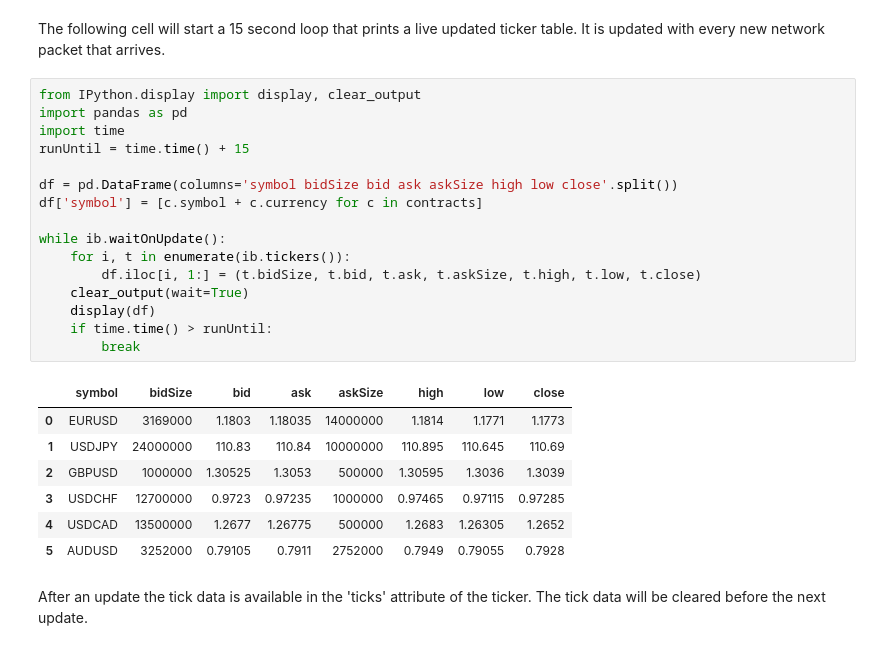
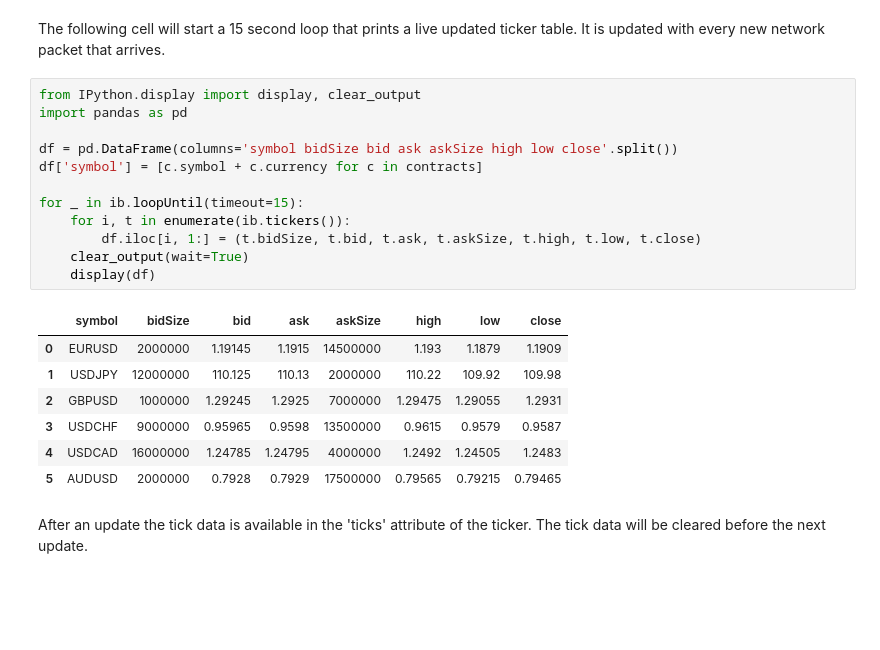
Before and after one commit to erdewit/ib_insync, a Jupyter notebook: notebooks/tick_data.ipynb, the cells around one changed output. Saved outputs shown, nothing was run; the diff lists cells and outputs as text; blank space fills up the shorter version.

```diff
--- a/notebooks/tick_data.ipynb
+++ b/notebooks/tick_data.ipynb
@@ -43,27 +43,23 @@ It is updated with every new network packet that arrives.
 # %%
 from IPython.display import display, clear_output
 import pandas as pd
-import time
-runUntil = time.time() + 15
 
 df = pd.DataFrame(columns='symbol bidSize bid ask askSize high low close'.split())
 df['symbol'] = [c.symbol + c.currency for c in contracts]
 
-while ib.waitOnUpdate():
+for _ in ib.loopUntil(timeout=15):
     for i, t in enumerate(ib.tickers()):
         df.iloc[i, 1:] = (t.bidSize, t.bid, t.ask, t.askSize, t.high, t.low, t.close)
     clear_output(wait=True)
     display(df)
-    if time.time() > runUntil:
-        break
 # %% [output]
 |  | symbol | bidSize | bid | ask | askSize | high | low | close |
-| 0 | EURUSD | 3169000 | 1.1803 | 1.18035 | 14000000 | 1.1814 | 1.1771 | 1.1773 |
-| 1 | USDJPY | 24000000 | 110.83 | 110.84 | 10000000 | 110.895 | 110.645 | 110.69 |
-| 2 | GBPUSD | 1000000 | 1.30525 | 1.3053 | 500000 | 1.30595 | 1.3036 | 1.3039 |
-| 3 | USDCHF | 12700000 | 0.9723 | 0.97235 | 1000000 | 0.97465 | 0.97115 | 0.97285 |
-| 4 | USDCAD | 13500000 | 1.2677 | 1.26775 | 500000 | 1.2683 | 1.26305 | 1.2652 |
-| 5 | AUDUSD | 3252000 | 0.79105 | 0.7911 | 2752000 | 0.7949 | 0.79055 | 0.7928 |
+| 0 | EURUSD | 2000000 | 1.19145 | 1.1915 | 14500000 | 1.193 | 1.1879 | 1.1909 |
+| 1 | USDJPY | 12000000 | 110.125 | 110.13 | 2000000 | 110.22 | 109.92 | 109.98 |
+| 2 | GBPUSD | 1000000 | 1.29245 | 1.2925 | 7000000 | 1.29475 | 1.29055 | 1.2931 |
+| 3 | USDCHF | 9000000 | 0.95965 | 0.9598 | 13500000 | 0.9615 | 0.9579 | 0.9587 |
+| 4 | USDCAD | 16000000 | 1.24785 | 1.24795 | 4000000 | 1.2492 | 1.24505 | 1.2483 |
+| 5 | AUDUSD | 2000000 | 0.7928 | 0.7929 | 17500000 | 0.79565 | 0.79215 | 0.79465 |
 # %% [markdown]
 After an update the tick data is available in the 'ticks' attribute of the ticker.
 The tick data will be cleared before the next update.
```
Also changed, not shown: parts of 3 cells of this notebook, 39 other files.
